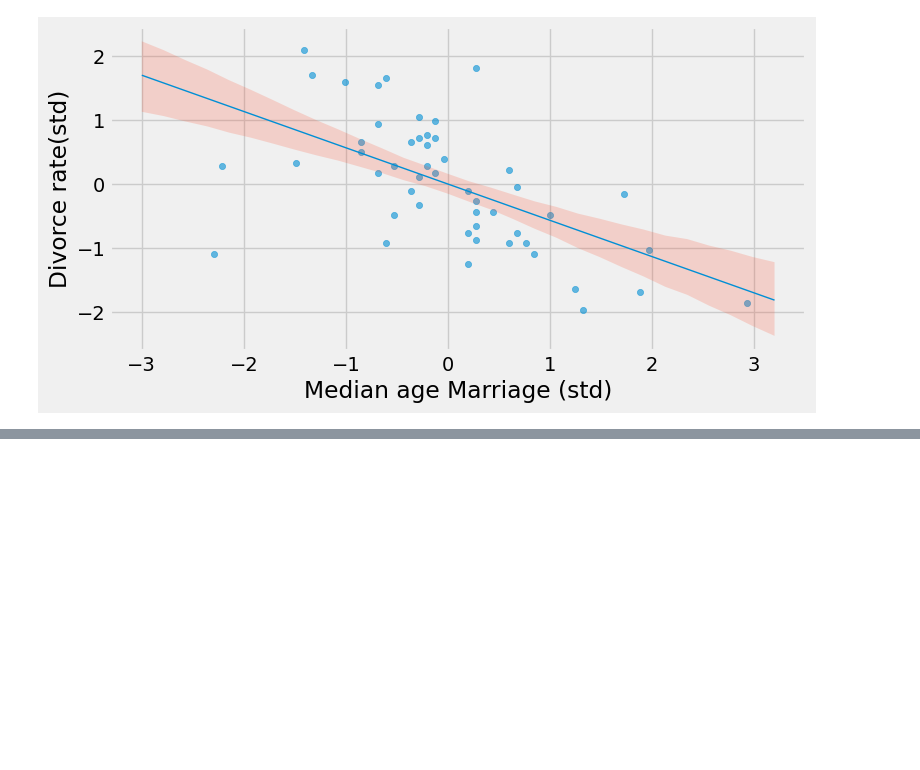
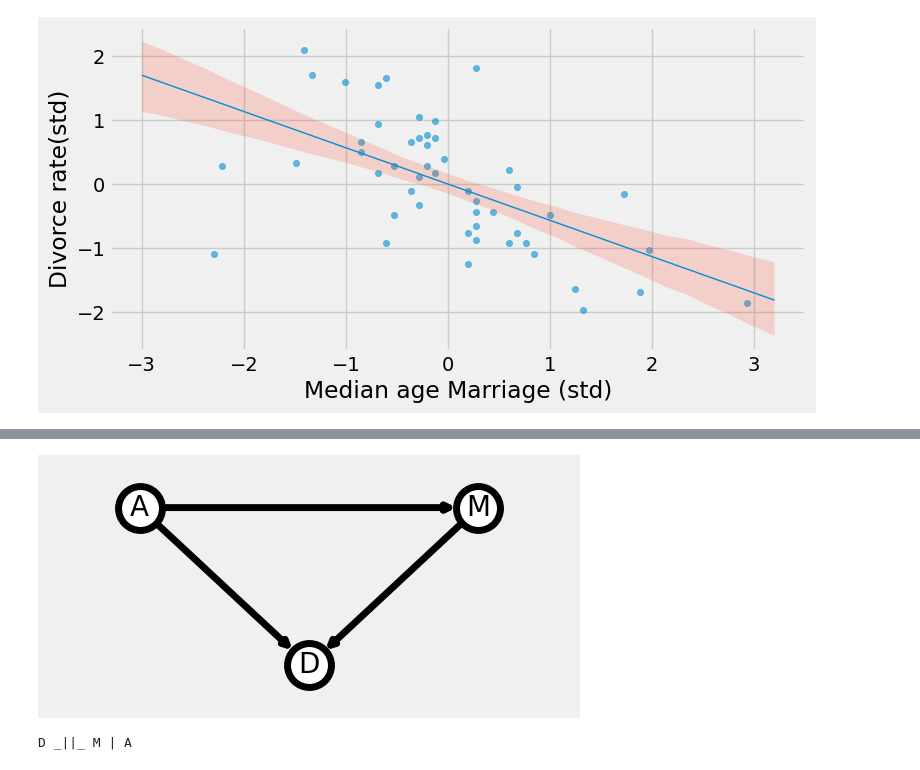
Before and after one commit to sushmit86/BuildingMachineLearningSystemsWithPython, a Jupyter notebook: sushmit_05_geocentric_models.ipynb, the cells around one changed output, grey strips where cells are left out. Saved outputs shown, nothing was run; the diff lists cells and outputs as text; code cells hidden in the pictures; blank space fills up the shorter version.

```diff
--- a/sushmit_05_geocentric_models.ipynb
+++ b/sushmit_05_geocentric_models.ipynb
@@ -163,0 +218,37 @@ fig.show()
+# %%
+#@title 5.7
+dag5_1 = nx.DiGraph()
+dag5_1.add_edges_from([("A", "D"), ("A", "M"), ("M", "D")])
+coordinates = {"A": (0, 0), "D": (1, 1), "M": (2, 0)}
+fig,axs = plt.subplots(1,1,figsize=(6,3))
+options = {
+    "font_size": 20,
+    "node_size": 1000,
+    "node_color": "white",
+    "edgecolors": "black",
+    "linewidths": 5,
+    "width": 5,
+}
+nx.draw_networkx(dag5_1,coordinates, arrows=True,ax=axs,**options)
+plt.gca().invert_yaxis()
+axs.margins(0.20)
+plt.axis("off")
+plt.show()
+# %% [output]
+[figure, added]
+# %%
+#@title 5.8
+DMA_dag2 = nx.DiGraph()
+DMA_dag2.add_edges_from([("A", "D"), ("A", "M")])
+conditional_independencies = collections.defaultdict(list)
+for edge in itertools.combinations(sorted(DMA_dag2.nodes), 2):
+    remaining = sorted(set(DMA_dag2.nodes) - set(edge))
+    for size in range(len(remaining) + 1):
+        for subset in itertools.combinations(remaining, size):
+            if any(cond.issubset(set(subset)) for cond in conditional_independencies[edge]):
+                continue
+            if nx.is_d_separator(DMA_dag2, {edge[0]}, {edge[1]}, set(subset)):
+                conditional_independencies[edge].append(set(subset))
+                print(f"{edge[0]} _||_ {edge[1]}" + (f" | {' '.join(subset)}" if subset else ""))
+# %% [output]
+D _||_ M | A
```
Also changed, not shown: parts of 58 cells of this notebook.
